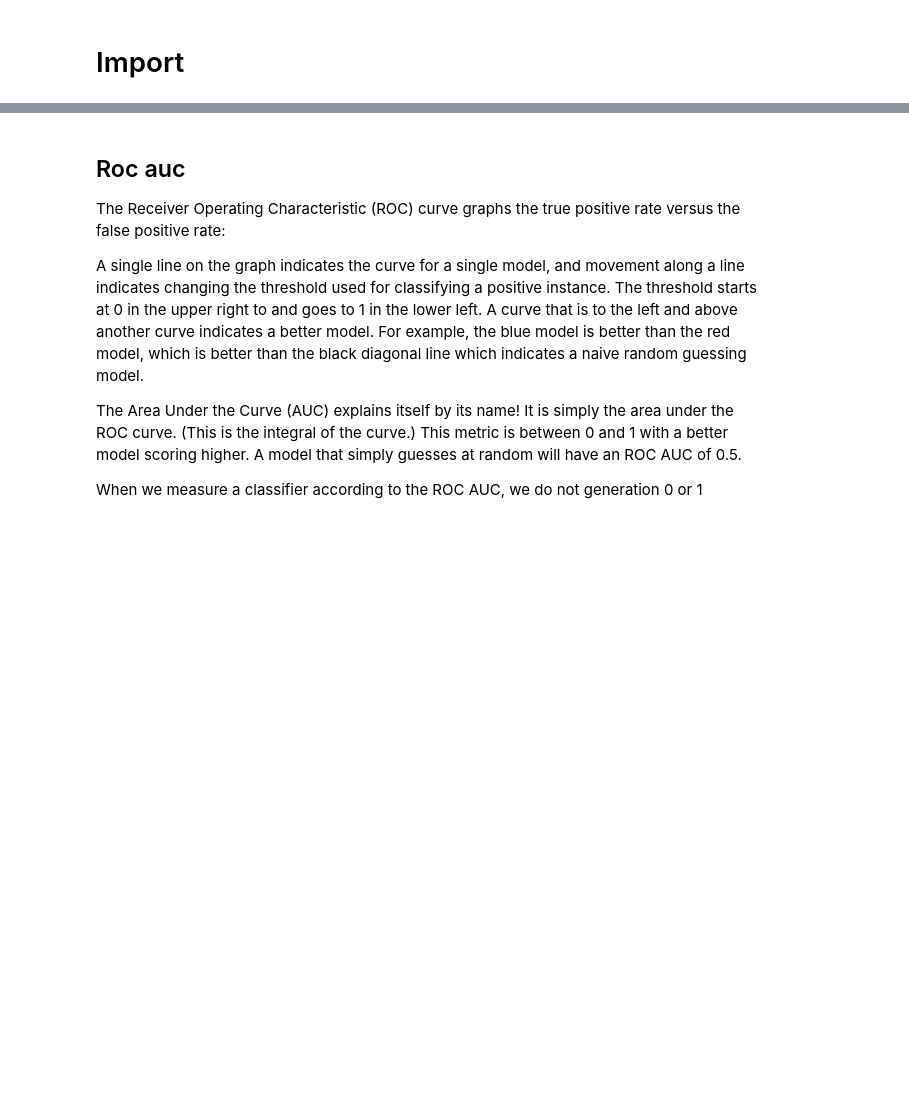
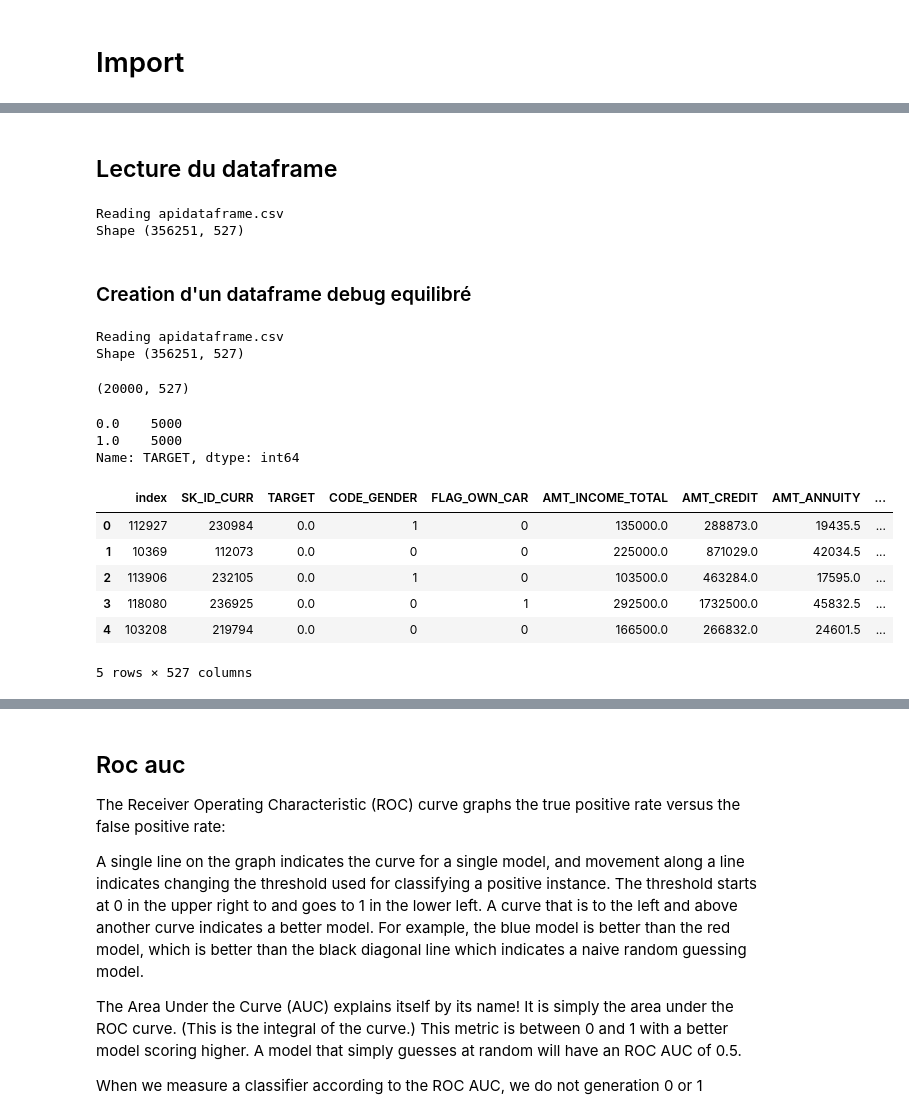
Before and after one commit to cbedini/oc_p7, a Jupyter notebook: Notebook_2_models.ipynb, the cells around one changed output, grey strips where cells are left out. Drawn from its saved outputs; the diff is of its cells as text; code cells hidden in the pictures; blank space fills up the shorter version.

```diff
--- a/Notebook_2_models.ipynb
+++ b/Notebook_2_models.ipynb
@@ -50,3 +39,0 @@ def readdf(debug=True):
-# %%
-df=readdf()
-df.head(3)
@@ -73,0 +83,36 @@ Pour les autres classifiers if faut imputer et scaler les données
+# %% [markdown]
+## Lecture du dataframe
+# %%
+# default mode debug=True pour tester avec un petit echantillon
+
+df=readdf(False) #False=lire tout le fichier mergé
+# %% [output]
+Reading apidataframe.csv
+Shape (356251, 527)
+# %% [markdown]
+### Creation d'un dataframe debug equilibré
+# %%
+dfall=readdf(False)
+# %% [output]
+Reading apidataframe.csv
+Shape (356251, 527)
+# %%
+df_0 = dfall[dfall['TARGET']==0].sample(5000)
+df_1 = dfall[dfall['TARGET']==1].sample(5000)
+df_test=dfall[dfall['TARGET'].isnull()].sample(10000)
+df50=df_0.append(df_1, ignore_index=True).append(df_test, ignore_index=True)
+display(df50.shape)
+display(df50['TARGET'].value_counts())
+df50.head()
+# %% [output]
+(20000, 527)
+0.0    5000
+1.0    5000
+Name: TARGET, dtype: int64
+|  | index | SK_ID_CURR | TARGET | CODE_GENDER | FLAG_OWN_CAR | AMT_INCOME_TOTAL | AMT_CREDIT | AMT_ANNUITY | ... |
+| 0 | 112927 | 230984 | 0.0 | 1 | 0 | 135000.0 | 288873.0 | 19435.5 | ... |
+| 1 | 10369 | 112073 | 0.0 | 0 | 0 | 225000.0 | 871029.0 | 42034.5 | ... |
+| 2 | 113906 | 232105 | 0.0 | 1 | 0 | 103500.0 | 463284.0 | 17595.0 | ... |
+| 3 | 118080 | 236925 | 0.0 | 0 | 1 | 292500.0 | 1732500.0 | 45832.5 | ... |
+| 4 | 103208 | 219794 | 0.0 | 0 | 0 | 166500.0 | 266832.0 | 24601.5 | ... |
+5 rows × 527 columns
```
Also changed, not shown: parts of 26 cells of this notebook.
